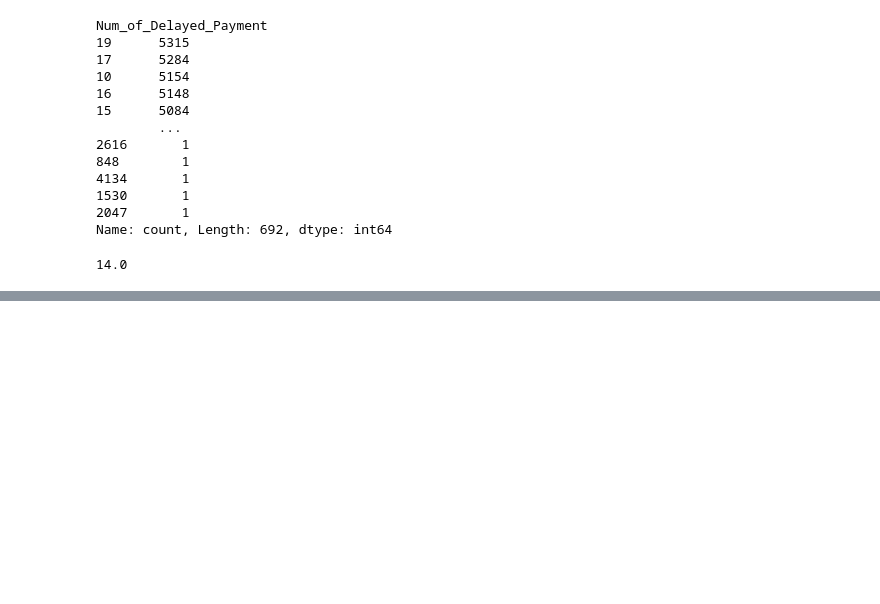
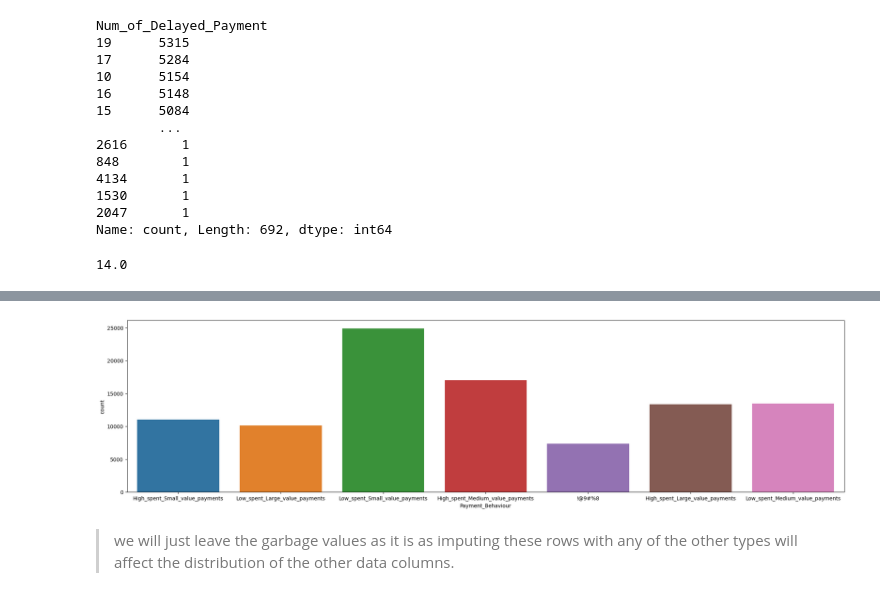
Before and after one commit to SaitejSamudrala/Credit-Score-Classification, a Jupyter notebook: src/main.ipynb, the cells around one changed output, grey strips where cells are left out. Cells and saved outputs as stored; diff of their text form; code cells hidden in the pictures; blank space fills up the shorter version.

Commit message:
refactor: cleaned up categorical columns

```diff
--- a/src/main.ipynb
+++ b/src/main.ipynb
@@ -267,8 +260,8 @@ def filter_(value: str):
 def replace(column,character = "_"):
     train[column]=train[column].apply(lambda x:x.replace(character,"") if character in x else x)
 # %%
-def category_distributions(x,data = train,title = '',size = 15):
-    plt.figure(figsize=(10,6))
+def category_distributions(x,data = train,title = '',size = 15,figx = 10,figy = 6):
+    plt.figure(figsize=(figx,figy))
     sns.countplot(x=x,data = data)
     plt.title(title, size=size)
     plt.show()
@@ -620,0 +643,6 @@ train['Num_of_Delayed_Payment'].isna().sum()
+# %%
+category_distributions(x='Payment_Behaviour',figx=25)
+# %% [output]
+[figure, added]
+# %% [markdown]
+> we will just leave the garbage values as it is as imputing these rows with any of the other types will affect the distribution of the other data columns.
```
Also changed, not shown: parts of 15 cells of this notebook.
